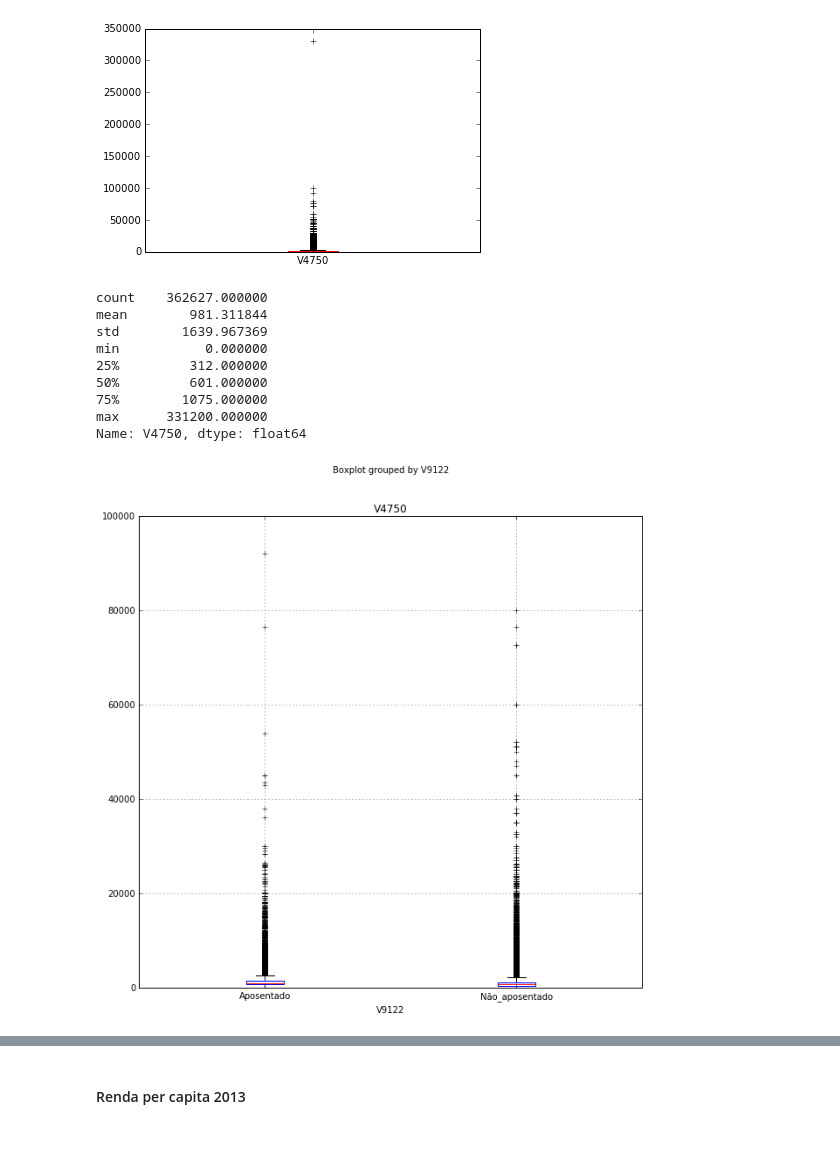
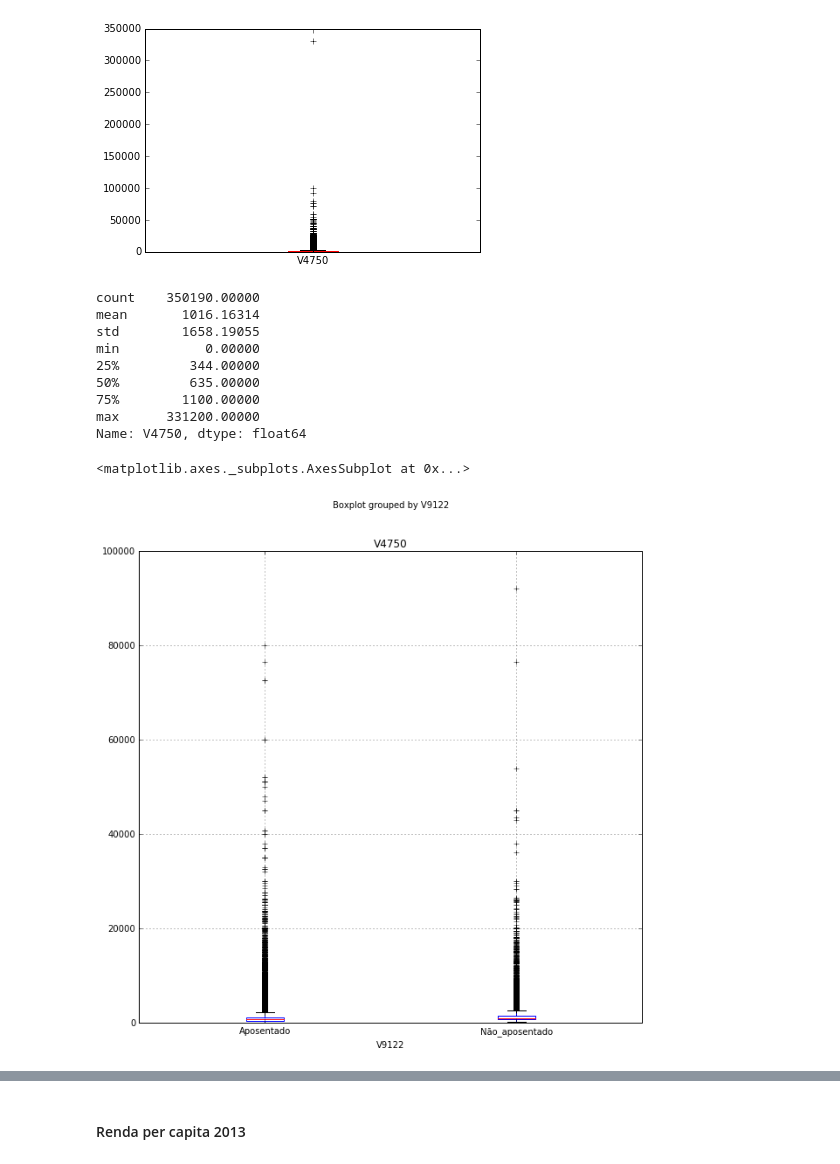
Before and after one commit to carletti/CD, a Jupyter notebook: Projeto1/Projeto1_final.ipynb, the cells around one changed output, grey strips where cells are left out. Drawn from its saved outputs; the diff is of its cells as text; code cells hidden in the pictures.

```diff
--- a/Projeto1/Projeto1_final.ipynb
+++ b/Projeto1/Projeto1_final.ipynb
@@ -70,4 +70,4 @@ dados.V9122 = dados.V9122.astype('category')
 dados.V9122.cat.categories = ('Aposentado', 'Não_aposentado')
 
 dados.APOSENT[(dados.V9122 == 'Aposentado')] = "Aposentado"
-dados.APOSENT[(dados.V9122 == 'Não_posentado')] = "Não_aposentado"
+dados.APOSENT[(dados.V9122 == 'Não_aposentado')] = "Não_aposentado"
@@ -278,19 +285,20 @@ renda.plot.box()
 # %%
 renda.describe()
 # %% [output]
-count    362627.000000
-mean        981.311844
-std        1639.967369
-min           0.000000
-25%         312.000000
-50%         601.000000
-75%        1075.000000
-max      331200.000000
+count    350190.00000
+mean       1016.16314
+std        1658.19055
+min           0.00000
+25%         344.00000
+50%         635.00000
+75%        1100.00000
+max      331200.00000
 Name: V4750, dtype: float64
 # %%
-dados[dados.V4750 < 1000000].boxplot(column= "V4750", by="V9122", figsize=(10,10))
+dados[dados.V4750 < 300000].boxplot(column= "V4750", by="V9122", figsize=(10,10))
 # %% [output]
+<matplotlib.axes._subplots.AxesSubplot at 0x...>
-[figure, old version]
+[figure, new version]
 # %%
 rendaf = dados[(dados.V9122 == 'Aposentado') & (renda)]
 #rendaaposentados = dados.V9122[(renda)]
```
Also changed, not shown: parts of 22 cells of this notebook.
